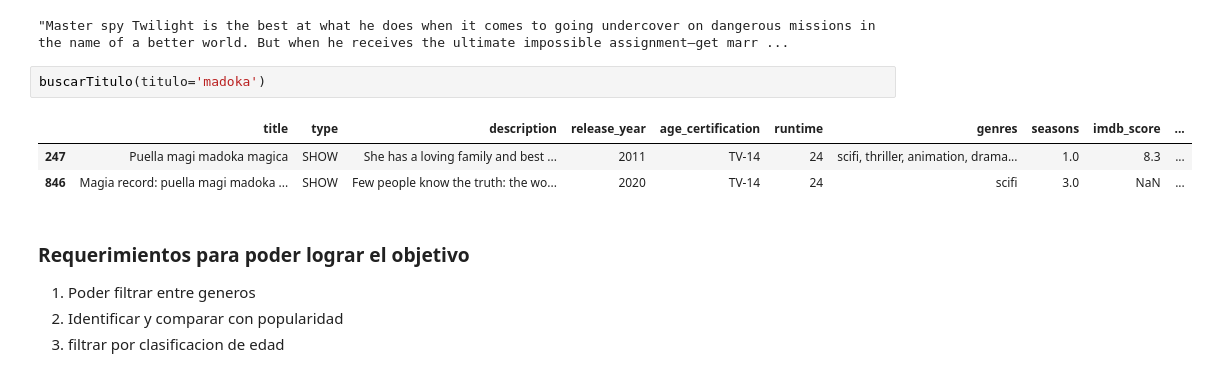
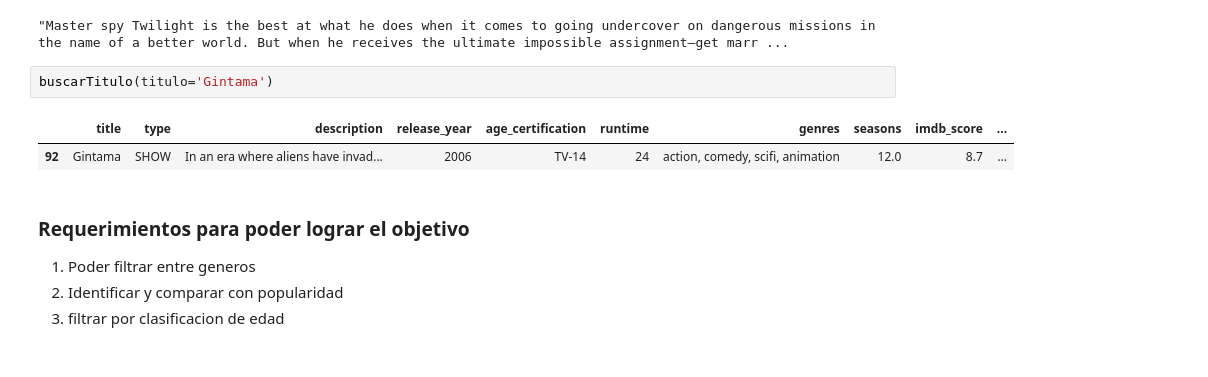
Before and after one commit to Eva02Daruma/presentacion-de-IA, a Jupyter notebook: main.ipynb, the cells around one changed output. Cells and saved outputs as stored; diff of their text form.

```diff
--- a/main.ipynb
+++ b/main.ipynb
@@ -436,11 +436,10 @@ buscarTitulo(titulo='Spy').iloc[0,2]
 # %% [output]
 "Master spy Twilight is the best at what he does when it comes to going undercover on dangerous missions in the name of a better world. But when he receives the ultimate impossible assignment—get marr ...
 # %%
-buscarTitulo(titulo='madoka')
+buscarTitulo(titulo='Gintama')
 # %% [output]
 |  | title | type | description | release_year | age_certification | runtime | genres | seasons | imdb_score | ... |
-| 247 | Puella magi madoka magica | SHOW | She has a loving family and best ... | 2011 | TV-14 | 24 | scifi, thriller, animation, drama... | 1.0 | 8.3 | ... |
-| 846 | Magia record: puella magi madoka ... | SHOW | Few people know the truth: the wo... | 2020 | TV-14 | 24 | scifi | 3.0 | NaN | ... |
+| 92 | Gintama | SHOW | In an era where aliens have invad... | 2006 | TV-14 | 24 | action, comedy, scifi, animation | 12.0 | 8.7 | ... |
 # %% [markdown]
 ### Requerimientos para poder lograr el objetivo
 
```
Also changed, not shown: parts of 4 cells of this notebook.
